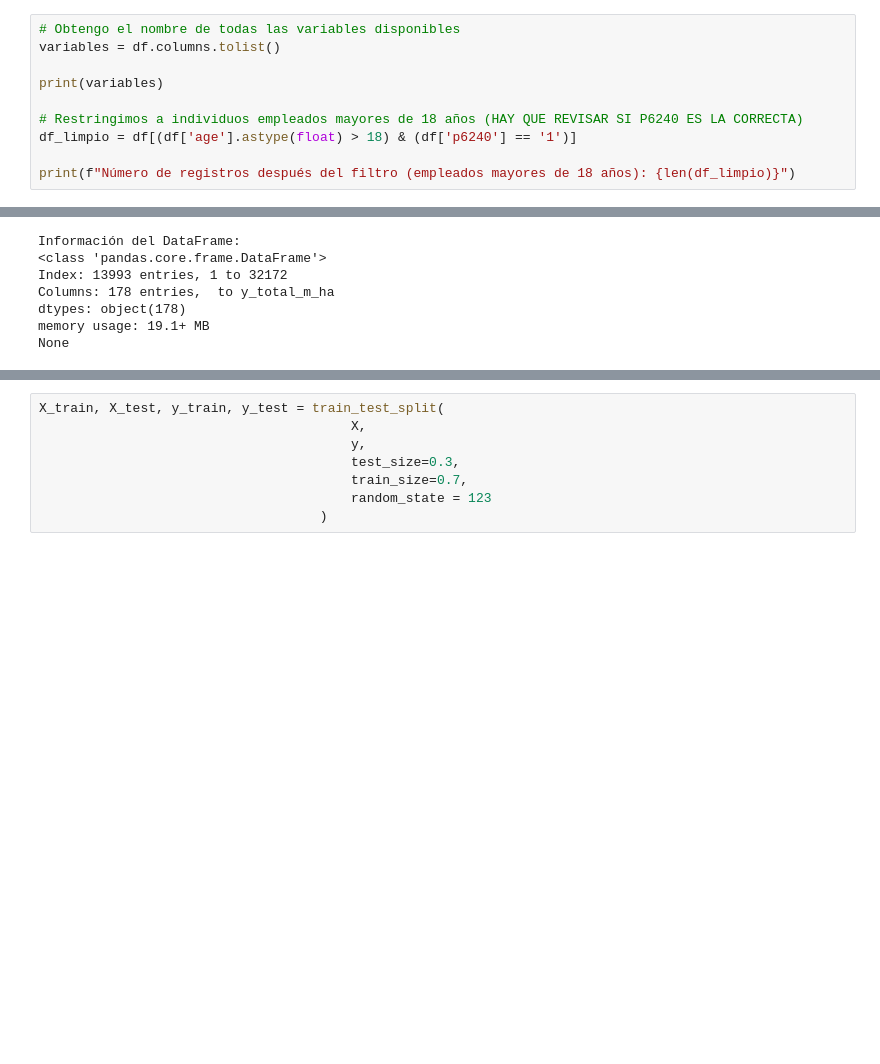
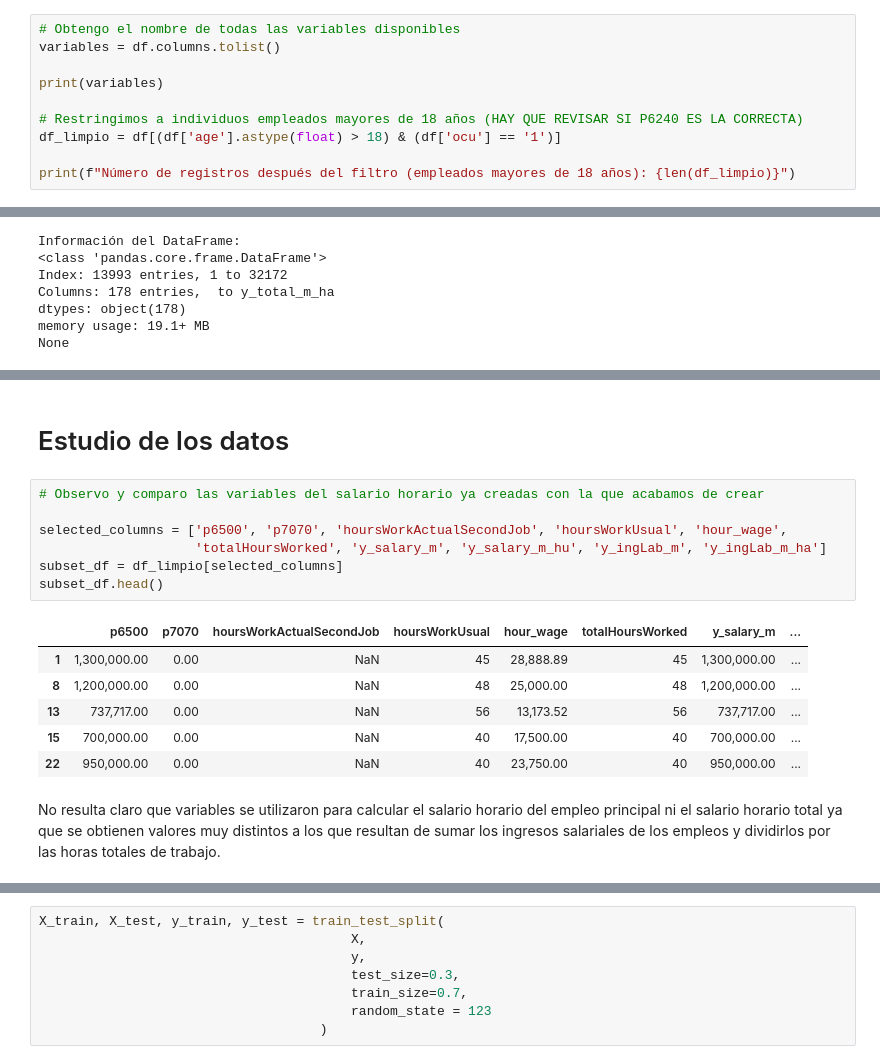
Before and after one commit to carolinabasile/ProblemSet1_MachineLearning, a Jupyter notebook: Analysis.ipynb, the cells around one changed output, grey strips where cells are left out. Drawn from its saved outputs; the diff is of its cells as text; blank space fills up the shorter version.

```diff
--- a/Analysis.ipynb
+++ b/Analysis.ipynb
@@ -80,7 +84,7 @@ variables = df.columns.tolist()
 print(variables)
 
 # Restringimos a individuos empleados mayores de 18 años (HAY QUE REVISAR SI P6240 ES LA CORRECTA)
-df_limpio = df[(df['age'].astype(float) > 18) & (df['p6240'] == '1')]
+df_limpio = df[(df['age'].astype(float) > 18) & (df['ocu'] == '1')]
 
 print(f"Número de registros después del filtro (empleados mayores de 18 años): {len(df_limpio)}")
 # %% [output]
@@ -134,3 +149,21 @@ See the caveats in the documentation: https://pandas.pydata.org/pandas-docs/stab
+# %% [markdown]
+# Estudio de los datos
+# %%
+# Observo y comparo las variables del salario horario ya creadas con la que acabamos de crear
+
+selected_columns = ['p6500', 'p7070', 'hoursWorkActualSecondJob', 'hoursWorkUsual', 'hour_wage',
+                    'totalHoursWorked', 'y_salary_m', 'y_salary_m_hu', 'y_ingLab_m', 'y_ingLab_m_ha']
+subset_df = df_limpio[selected_columns]
+subset_df.head()
+# %% [output]
+|  | p6500 | p7070 | hoursWorkActualSecondJob | hoursWorkUsual | hour_wage | totalHoursWorked | y_salary_m | ... |
+| 1 | 1,300,000.00 | 0.00 | NaN | 45 | 28,888.89 | 45 | 1,300,000.00 | ... |
+| 8 | 1,200,000.00 | 0.00 | NaN | 48 | 25,000.00 | 48 | 1,200,000.00 | ... |
+| 13 | 737,717.00 | 0.00 | NaN | 56 | 13,173.52 | 56 | 737,717.00 | ... |
+| 15 | 700,000.00 | 0.00 | NaN | 40 | 17,500.00 | 40 | 700,000.00 | ... |
+| 22 | 950,000.00 | 0.00 | NaN | 40 | 23,750.00 | 40 | 950,000.00 | ... |
+# %% [markdown]
+No resulta claro que variables se utilizaron para calcular el salario horario del empleo principal ni el salario horario total ya que se obtienen valores muy distintos a los que resultan de sumar los ingresos salariales de los empleos y dividirlos por las horas totales de trabajo.
 # %%
 # Estadisticos descriptivos para variables de interes
 pd.set_option('display.float_format', '{:,.2f}'.format)
```
Also changed, not shown: parts of 12 cells of this notebook.
